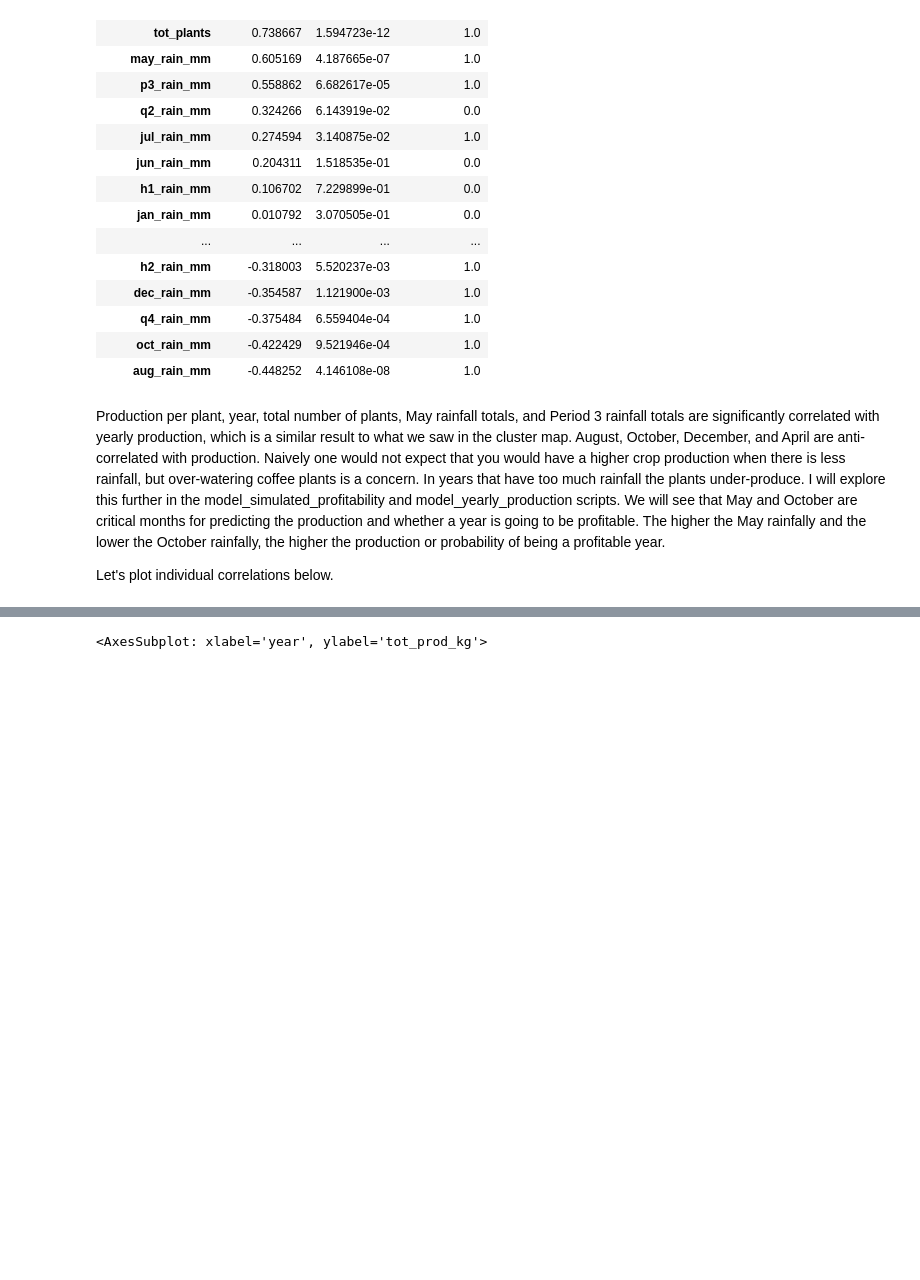
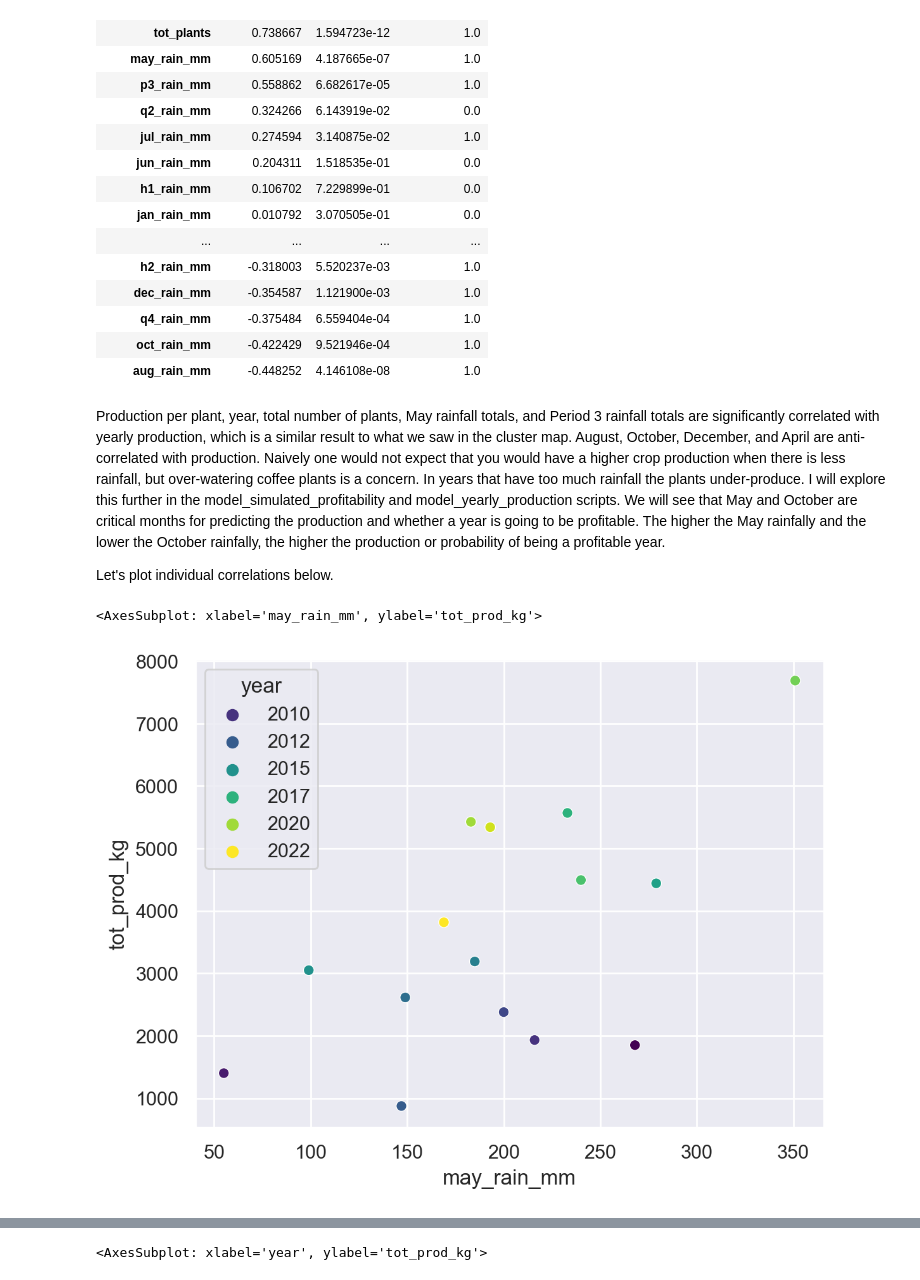
Before and after one commit to pdrew32/Cafe-Casa-Martinez, a Jupyter notebook: exploratory_data_analysis.ipynb, the cells around one changed output, grey strips where cells are left out. Cells and saved outputs as stored; diff of their text form; code cells hidden in the pictures; blank space fills up the shorter version.

```diff
--- a/exploratory_data_analysis.ipynb
+++ b/exploratory_data_analysis.ipynb
@@ -80,7 +80,10 @@ Production per plant, year, total number of plants, May rainfall totals, and Per
 
 Let's plot individual correlations below.
 # %%
-# plt.figure(dpi=200)
-# sns.scatterplot(data=df, x='p3_rain_mm', y='tot_prod_kg')
+plt.figure(dpi=200)
+sns.scatterplot(data=df, x='may_rain_mm', y='tot_prod_kg', hue='year', palette='viridis')
+# %% [output]
+<AxesSubplot: xlabel='may_rain_mm', ylabel='tot_prod_kg'>
+[figure, added]
 # %%
 plt.figure(dpi=200)
```
Also changed, not shown: parts of 3 cells of this notebook.
